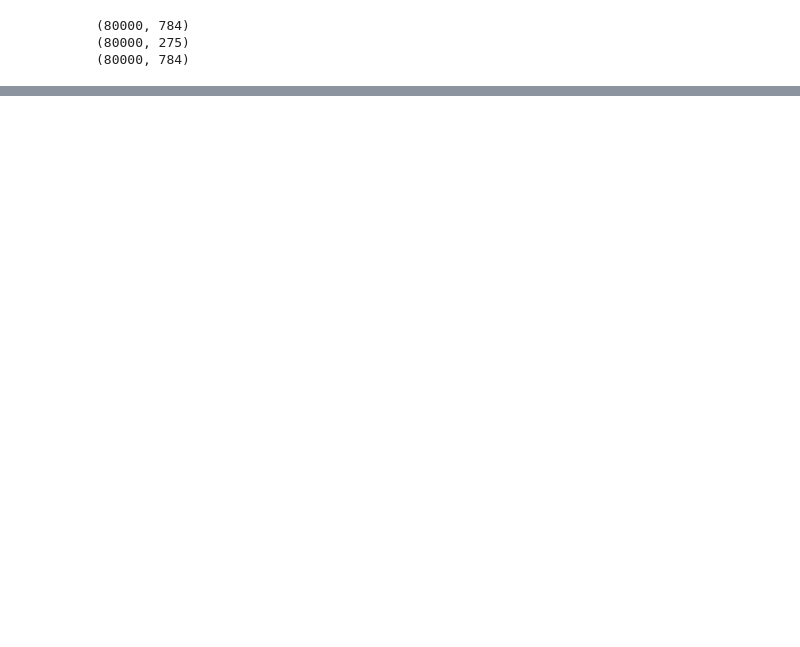
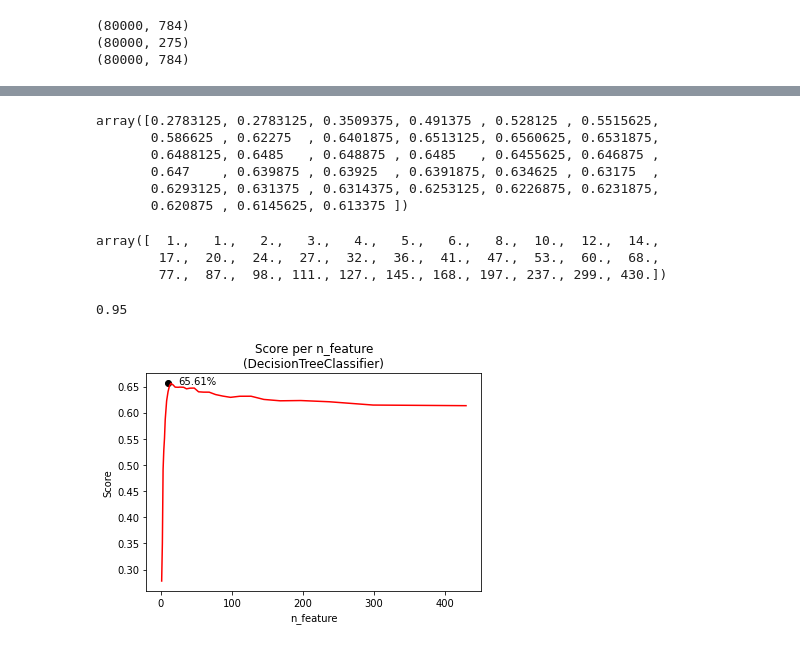
Before and after one commit to ykykyk112/machine_learning, a Jupyter notebook: sklearn_exercise/Dimentionality_Reduction.ipynb, the cells around one changed output, grey strips where cells are left out. Saved outputs shown, nothing was run; the diff lists cells and outputs as text; code cells hidden in the pictures; blank space fills up the shorter version.

Commit message:
2021.02.18 Dimensionality Reduction 실습 진행
- PCA Dimensionality Reduction
- Show flow score, run_time per variance

```diff
--- a/sklearn_exercise/Dimentionality_Reduction.ipynb
+++ b/sklearn_exercise/Dimentionality_Reduction.ipynb
@@ -263,0 +300,29 @@ building tree 100 of 100
+# %%
+import time
+
+from sklearn.model_selection import train_test_split
+from sklearn.tree import DecisionTreeClassifier
+from sklearn.ensemble import RandomForestClassifier
+from sklearn.ensemble import ExtraTreesClassifier
+from sklearn.svm import SVC
+
+# running time prepare variance
+
+def get_time_score(X, y, clf) :
+    run_time = np.empty((33, ))
+    score = np.empty((33, ))
+    n_component = np.empty((33, ))
+    n_variance = np.linspace(0.03, 0.99, 33)
+    for index, variance in enumerate(n_variance) :
+        pca_t = PCA(n_components = variance)
+        X_reduced = pca_t.fit_transform(X)
+        n_component[index] = pca_t.n_components_
+        X_train, X_test, y_train, y_test = train_test_split(X_reduced, y, test_size = 0.2, random_state = 42)
+        start = time.time()
+        clf.fit(X_train, y_train)
+        run_time[index] = (time.time()-start)
+        score[index] = clf.score(X_test, y_test)
+        print('{0}/{1} training complete'.format(index+1, len(n_variance)))
+    return run_time, score, n_component
+
+time_per_variance, score_per_variance, component_per_variance = get_time_score(X, y, DecisionTreeClassifier(random_state = 42))
@@ -263,0 +358,15 @@ building tree 100 of 100
+# %%
+score_per_variance
+# %% [output]
+array([0.2783125, 0.2783125, 0.3509375, 0.491375 , 0.528125 , 0.5515625,
+       0.586625 , 0.62275  , 0.6401875, 0.6513125, 0.6560625, 0.6531875,
+       0.6488125, 0.6485   , 0.648875 , 0.6485   , 0.6455625, 0.646875 ,
+       0.647    , 0.639875 , 0.63925  , 0.6391875, 0.634625 , 0.63175  ,
+       0.6293125, 0.631375 , 0.6314375, 0.6253125, 0.6226875, 0.6231875,
+       0.620875 , 0.6145625, 0.613375 ])
+# %%
+component_per_variance
+# %% [output]
+array([  1.,   1.,   2.,   3.,   4.,   5.,   6.,   8.,  10.,  12.,  14.,
+        17.,  20.,  24.,  27.,  32.,  36.,  41.,  47.,  53.,  60.,  68.,
+        77.,  87.,  98., 111., 127., 145., 168., 197., 237., 299., 430.])
@@ -263,0 +376,17 @@ building tree 100 of 100
+# %%
+pca.n_components
+# %% [output]
+0.95
+# %%
+def plot_score_variance(score, clf):
+    best_score_feature = np.argmax(score)
+    plt.scatter(best_score_feature, score[best_score_feature], c = 'k')
+    plt.text(best_score_feature+15, score[best_score_feature]-0.005, '{:.2f}'.format(score[best_score_feature]*100)+'%', color='k', horizontalalignment = 'left',verticalalignment='bottom')
+    plt.plot(component_per_variance, score, '-r')
+    plt.title('Score per n_feature\n({})'.format(clf))
+    plt.xlabel('n_feature')
+    plt.ylabel('Score')
+
+plot_score_variance(score_per_variance, 'DecisionTreeClassifier')
+# %% [output]
+[figure, added]
```
Also changed, not shown: parts of 19 cells of this notebook.
